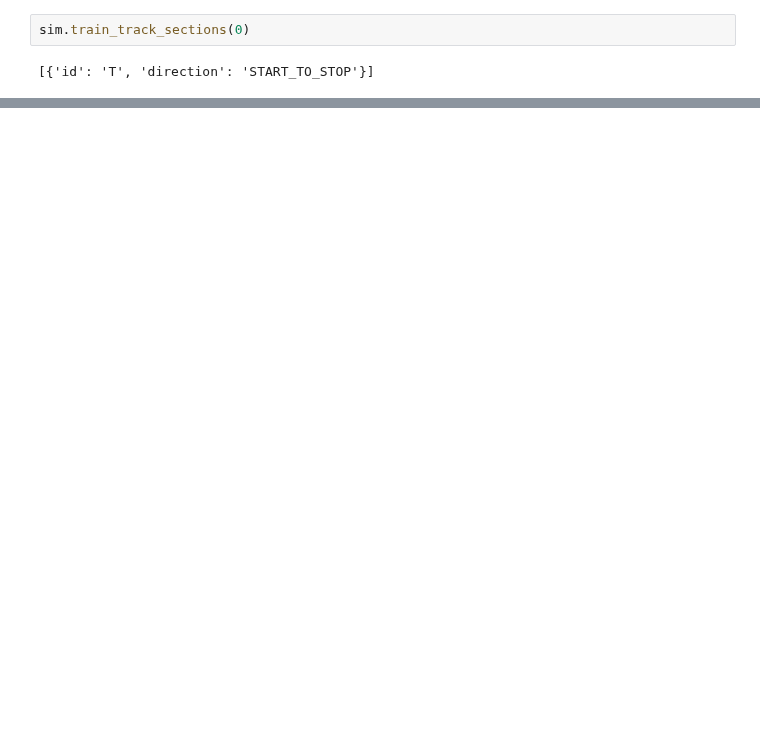
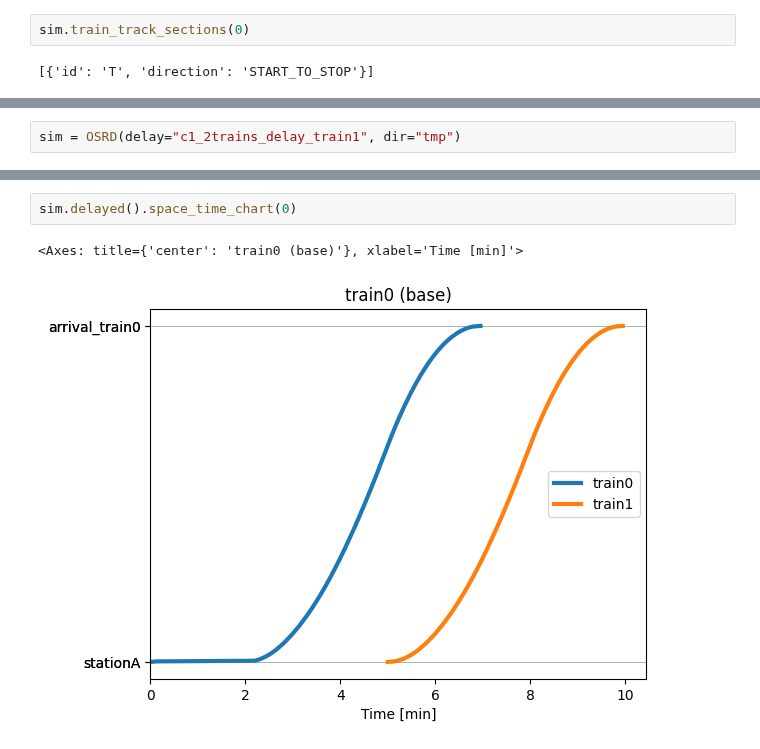
Before and after one commit to y-plus/pyOSRD, a Jupyter notebook: doc/tutorials/1_use_case.ipynb, the cells around one changed output, grey strips where cells are left out. Drawn from its saved outputs; the diff is of its cells as text; blank space fills up the shorter version.

```diff
--- a/doc/tutorials/1_use_case.ipynb
+++ b/doc/tutorials/1_use_case.ipynb
@@ -135,0 +127,2 @@ sim.results
+# %%
+sim = OSRD(delay="c1_2trains_delay_train1", dir="tmp")
@@ -135,0 +147,5 @@ sim.results
+# %%
+sim.delayed().space_time_chart(0)
+# %% [output]
+<Axes: title={'center': 'train0 (base)'}, xlabel='Time [min]'>
+[figure, added]
```
Also changed, not shown: parts of 17 cells of this notebook, 50 other files.
